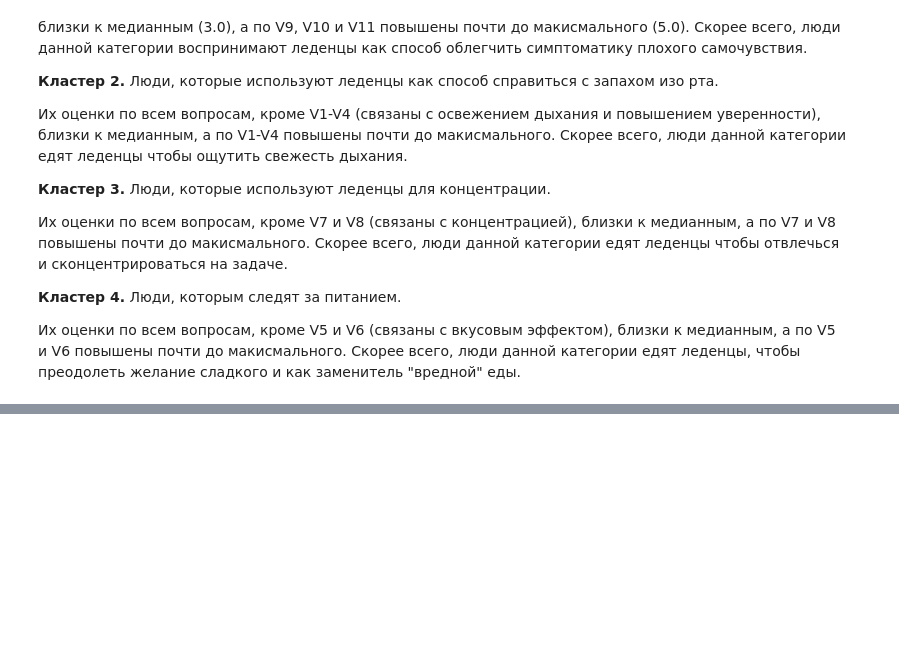
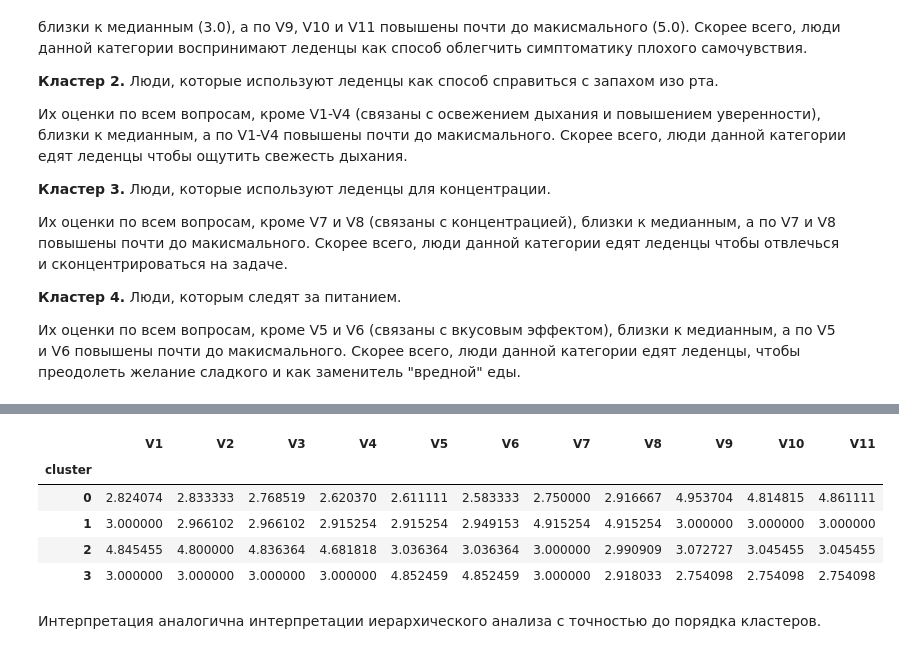
Before and after one commit to Olga225/ITMO_Data_Analysis, a Jupyter notebook: Task1_Lollipops.ipynb, the cells around one changed output, grey strips where cells are left out. Saved outputs shown, nothing was run; the diff lists cells and outputs as text; code cells hidden in the pictures; blank space fills up the shorter version.

```diff
--- a/Task1_Lollipops.ipynb
+++ b/Task1_Lollipops.ipynb
@@ -165,0 +230,12 @@ df.groupby('cluster').mean()
+# %%
+df['cluster'] = model.labels_
+df.groupby('cluster').mean()
+# %% [output]
+|  | V1 | V2 | V3 | V4 | V5 | V6 | V7 | V8 | V9 | V10 | V11 |
+| cluster |  |  |  |  |  |  |  |  |  |  |  |
+| 0 | 2.824074 | 2.833333 | 2.768519 | 2.620370 | 2.611111 | 2.583333 | 2.750000 | 2.916667 | 4.953704 | 4.814815 | 4.861111 |
+| 1 | 3.000000 | 2.966102 | 2.966102 | 2.915254 | 2.915254 | 2.949153 | 4.915254 | 4.915254 | 3.000000 | 3.000000 | 3.000000 |
+| 2 | 4.845455 | 4.800000 | 4.836364 | 4.681818 | 3.036364 | 3.036364 | 3.000000 | 2.990909 | 3.072727 | 3.045455 | 3.045455 |
+| 3 | 3.000000 | 3.000000 | 3.000000 | 3.000000 | 4.852459 | 4.852459 | 3.000000 | 2.918033 | 2.754098 | 2.754098 | 2.754098 |
+# %% [markdown]
+Интерпретация аналогична интерпретации иерархического анализа с точностью до порядка кластеров.
```
Also changed, not shown: parts of 11 cells of this notebook.
